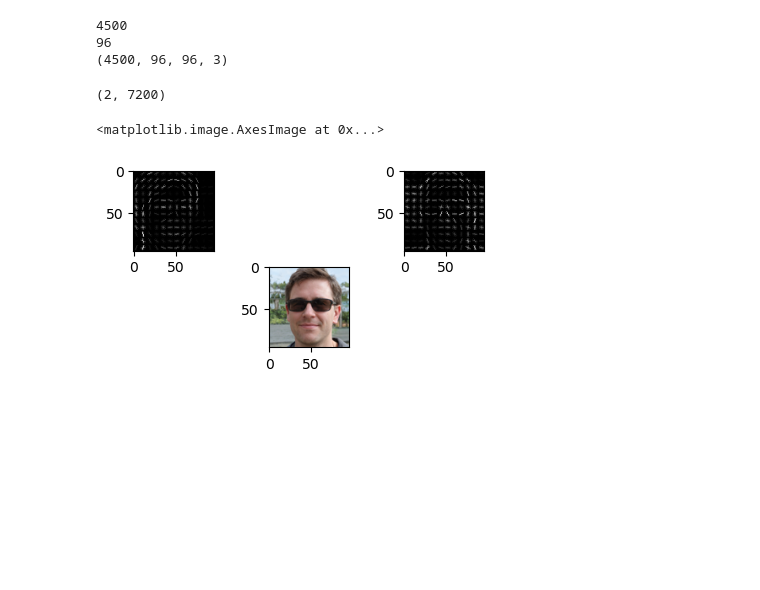
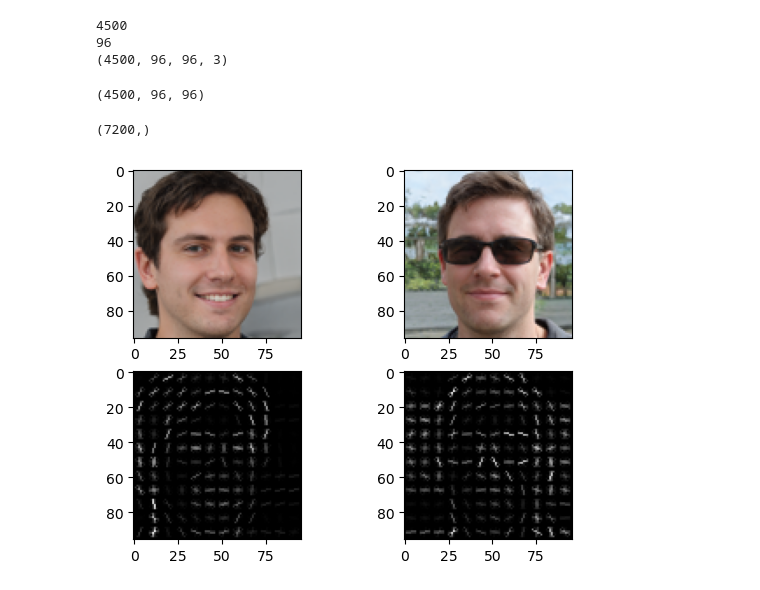
Before and after one commit to wmike51/comp4434_miniproject, a Jupyter notebook: project_git.ipynb, the cells around one changed output. Cells and saved outputs as stored; diff of their text form; code cells hidden in the pictures; blank space fills up the shorter version.

```diff
--- a/project_git.ipynb
+++ b/project_git.ipynb
@@ -196,27 +125,30 @@ class hogTransformer(BaseEstimator, TransformerMixin):
                     cells_per_block=(3, 3), channel_axis=-1)
 
         return np.array([localhog(i) for i in X])
-# %%
-vis_hog = hogTransformer()
-image_hog = vis_hog.transform(image_data[:2])
-print(image_hog.shape)
-# %% [output]
-(2, 7200)
+# %%
+image_vis_hog = [hog(i, orientations=8, pixels_per_cell=(8, 8), cells_per_block=(3, 3), channel_axis=-1, visualize=True)[1] for i in image_data]
+image_vis_hog = np.array(image_vis_hog)
+print(image_vis_hog.shape)
+# %% [output]
+(4500, 96, 96)
 # %%
 hog_plt = hog(image_data[0], orientations=8, pixels_per_cell=(8, 8),
                     cells_per_block=(3, 3),visualize=True, channel_axis=-1,)
 
-plt.subplot(4,1,1)
+
+print(hog_plt[0].shape)
+plt.subplot(2,2,1)
 plt.imshow(image_data[0])
-plt.subplot(4,1,2)
+plt.subplot(2,2,2)
 plt.imshow(image_data[1])
 
-plt.subplot(4,2,1)
+plt.subplot(2,2,3)
 plt.imshow(hog_plt[1],'gray')
 hog_plt = hog(image_data[1], orientations=8, pixels_per_cell=(8, 8),
                     cells_per_block=(3, 3),visualize=True, channel_axis=-1,)
-plt.subplot(4,2,2)
+plt.subplot(2,2,4)
 plt.imshow(hog_plt[1],'gray')
+plt.show()
 # %% [output]
-<matplotlib.image.AxesImage at 0x...>
+(7200,)
-[figure, old version]
+[figure, new version]
```
Also changed, not shown: parts of 15 cells of this notebook.
